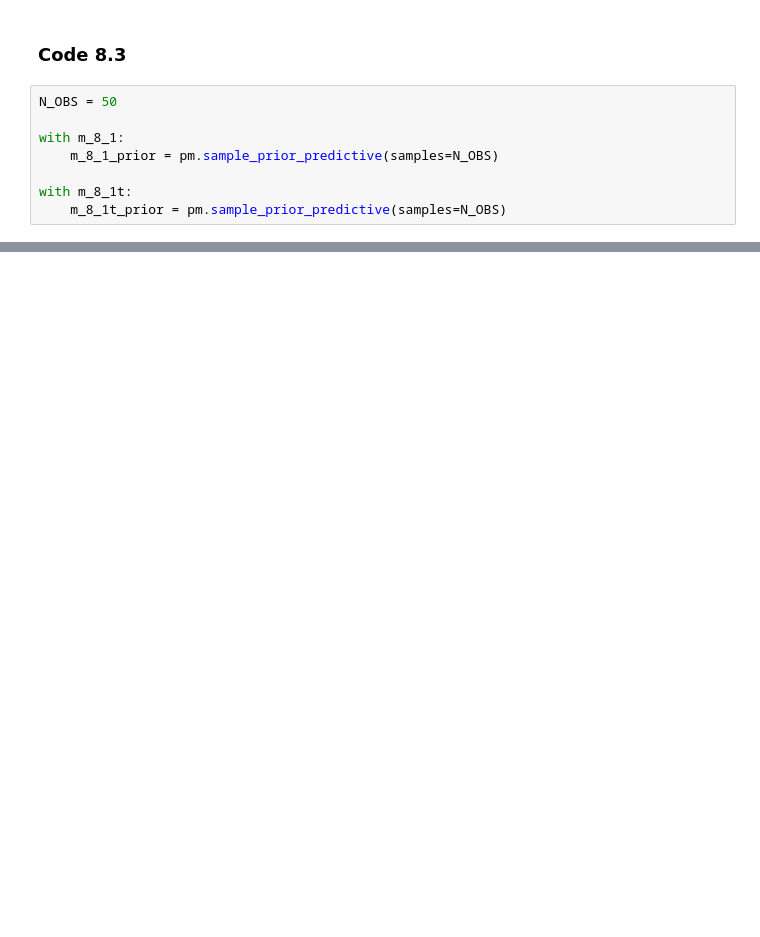
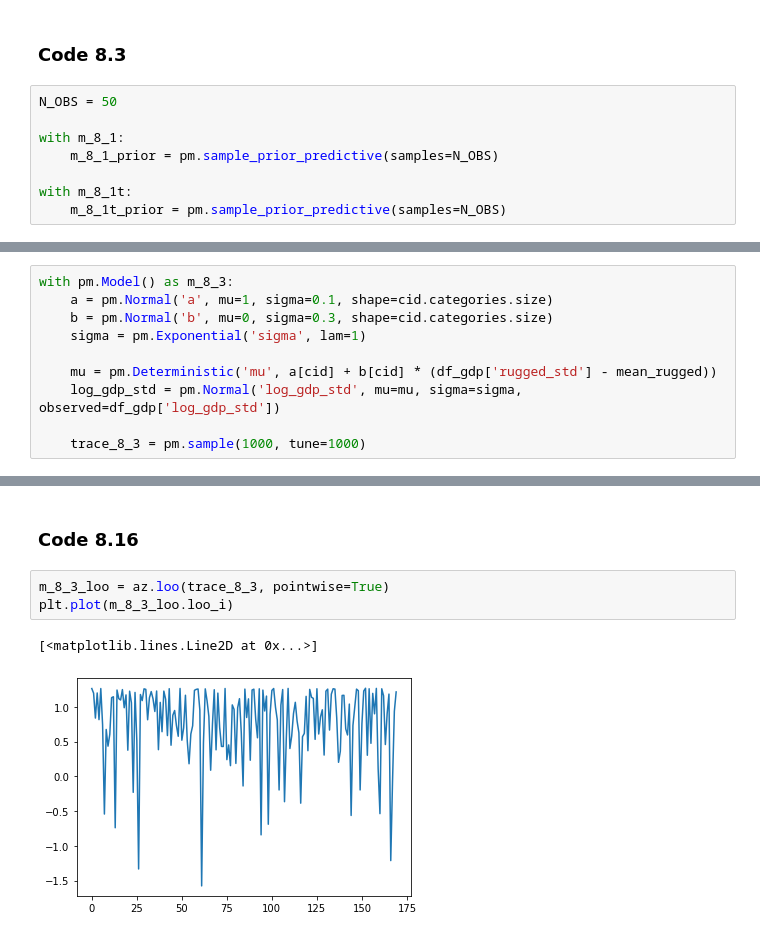
Before and after one commit to somnath1077/statistical_rethinking, a Jupyter notebook: code/ch08/nb01_rugged_model.ipynb, the cells around one changed output, grey strips where cells are left out. Saved outputs shown, nothing was run; the diff lists cells and outputs as text; blank space fills up the shorter version.

```diff
--- a/code/ch08/nb01_rugged_model.ipynb
+++ b/code/ch08/nb01_rugged_model.ipynb
@@ -167,0 +281,10 @@ plt.show()
+# %%
+with pm.Model() as m_8_3:
+    a = pm.Normal('a', mu=1, sigma=0.1, shape=cid.categories.size)
+    b = pm.Normal('b', mu=0, sigma=0.3, shape=cid.categories.size)
+    sigma = pm.Exponential('sigma', lam=1)
+
+    mu = pm.Deterministic('mu', a[cid] + b[cid] * (df_gdp['rugged_std'] - mean_rugged))
+    log_gdp_std = pm.Normal('log_gdp_std', mu=mu, sigma=sigma, observed=df_gdp['log_gdp_std'])
+
+    trace_8_3 = pm.sample(1000, tune=1000)
@@ -167,0 +326,8 @@ plt.show()
+# %% [markdown]
+### Code 8.16
+# %%
+m_8_3_loo = az.loo(trace_8_3, pointwise=True)
+plt.plot(m_8_3_loo.loo_i)
+# %% [output]
+[<matplotlib.lines.Line2D at 0x...>]
+[figure, added]
```
Also changed, not shown: parts of 30 cells of this notebook.
